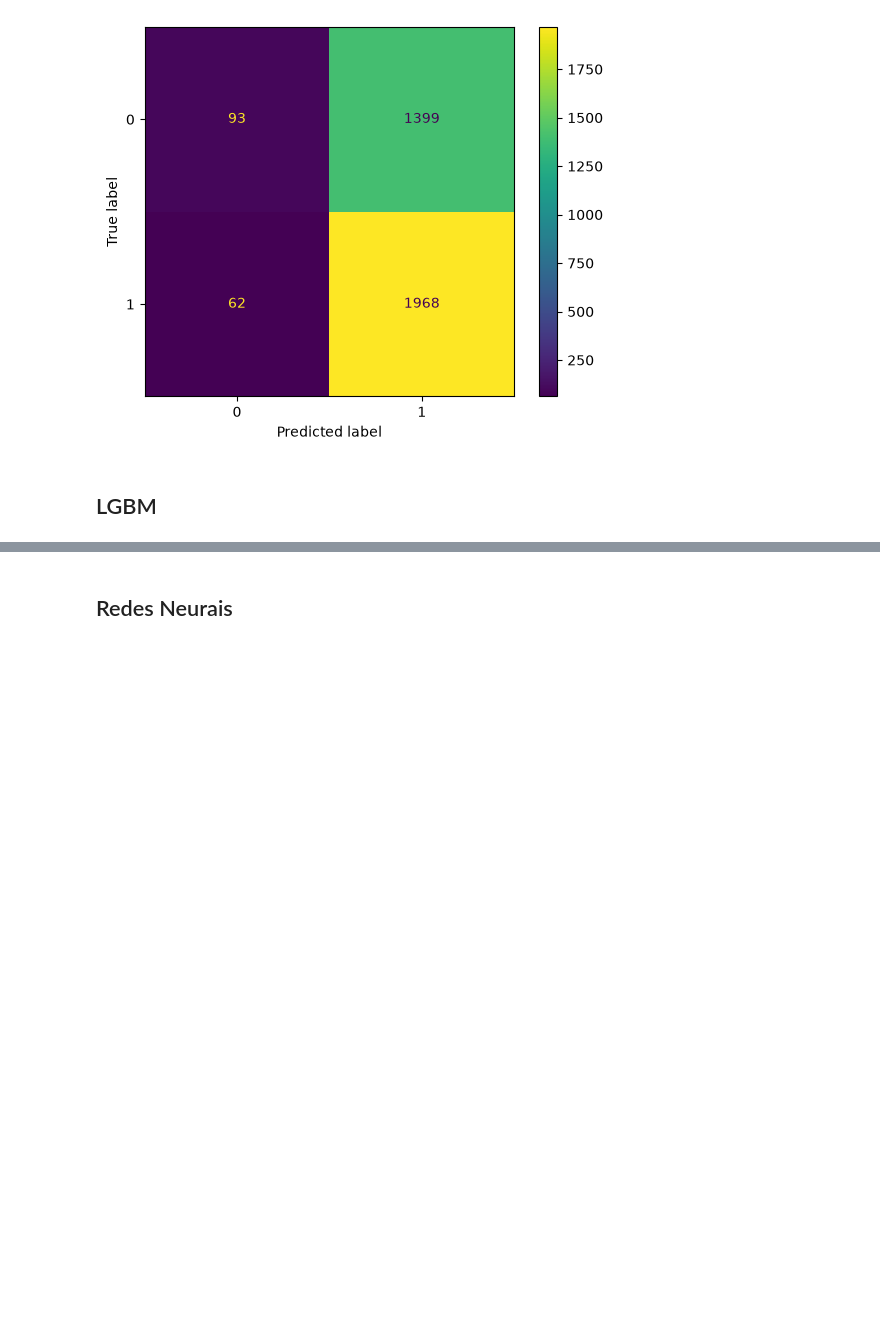
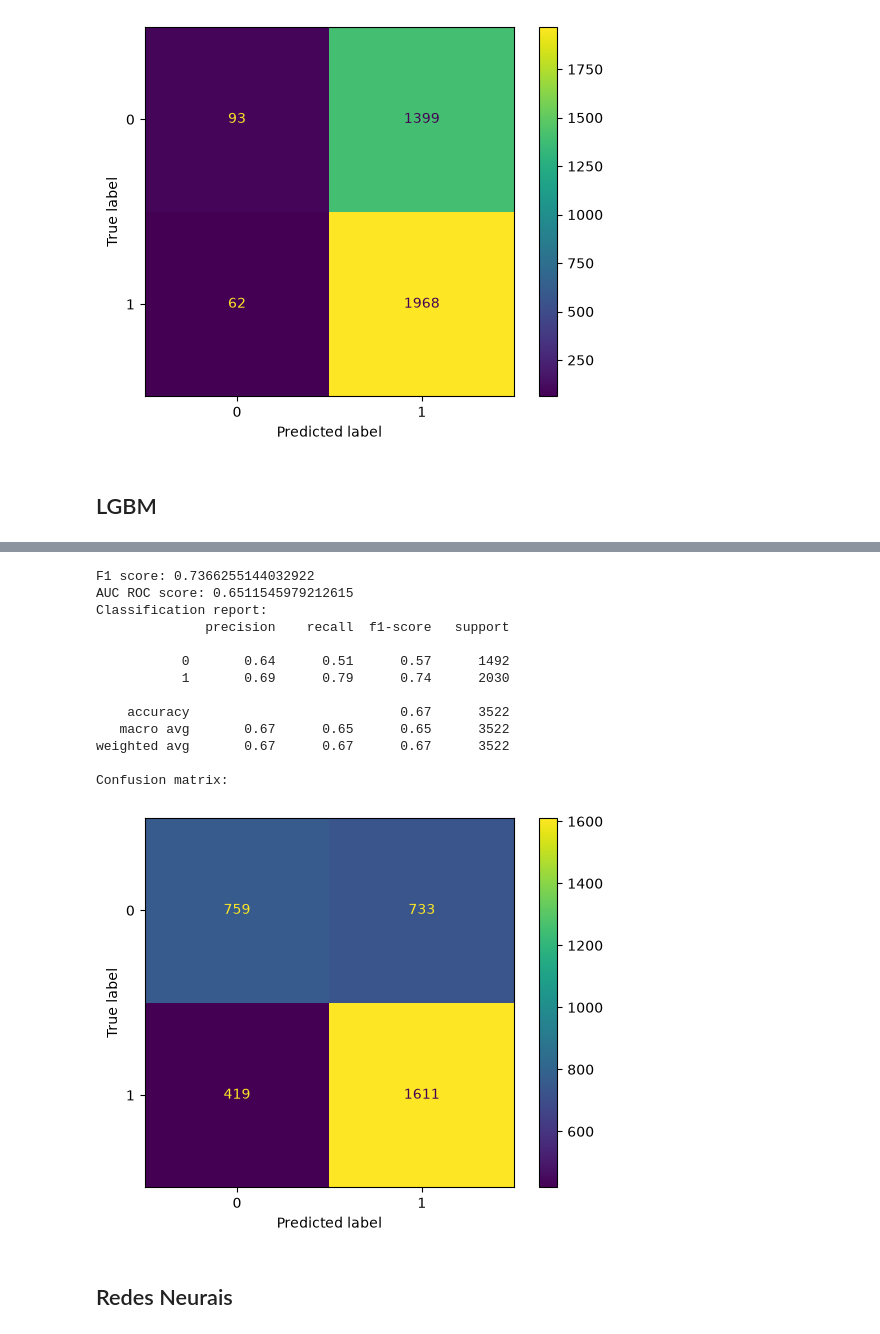
Before and after one commit to rafabandoni/nfl-predict, a Jupyter notebook: notebooks/model_development.ipynb, the cells around one changed output, grey strips where cells are left out. Saved outputs shown, nothing was run; the diff lists cells and outputs as text; code cells hidden in the pictures; blank space fills up the shorter version.

```diff
--- a/notebooks/model_development.ipynb
+++ b/notebooks/model_development.ipynb
@@ -724,4 +724,23 @@ Confusion matrix:
 # %% [markdown]
 ## LGBM
 # %%
-# TODO
+from lightgbm import LGBMClassifier
+
+n_estimators_list = [50, 100, 200, 500, 1000]
+
+f1_scores = []
+auc_scores = []
+
+for n in n_estimators_list:
+  lgbm_model = LGBMClassifier(n_estimators=n, learning_rate=0.05, random_state=42, verbose=-1)
+  lgbm_model.fit(X_train_enriched, y_train)
+
+  preds = lgbm_model.predict(X_val)
+  f1_scores.append(f1_score(y_val, preds))
+  auc_scores.append(roc_auc_score(y_val, preds))
+
+pd.DataFrame({
+    'n_estimators' : n_estimators_list,
+    'f1' : f1_scores,
+    'auc' : auc_scores,
+})
@@ -728,3 +754,24 @@ Confusion matrix:
+# %%
+lgbm_model = LGBMClassifier(n_estimators=100, learning_rate=0.05, random_state=42, verbose=-1)
+lgbm_model.fit(X_train_enriched, y_train)
+
+lgbm_predicts = lgbm_model.predict(X_test_enriched)
+plot_results(y_test, lgbm_predicts, lgbm_model)
+# %% [output]
+F1 score: 0.7366255144032922
+AUC ROC score: 0.6511545979212615
+Classification report:
+              precision    recall  f1-score   support
+
+           0       0.64      0.51      0.57      1492
+           1       0.69      0.79      0.74      2030
+
+    accuracy                           0.67      3522
+   macro avg       0.67      0.65      0.65      3522
+weighted avg       0.67      0.67      0.67      3522
+
+Confusion matrix:
+[figure, added]
 # %% [markdown]
 ## Redes Neurais
 # %%
```
Also changed, not shown: parts of 1 cell of this notebook, 1 other file.
